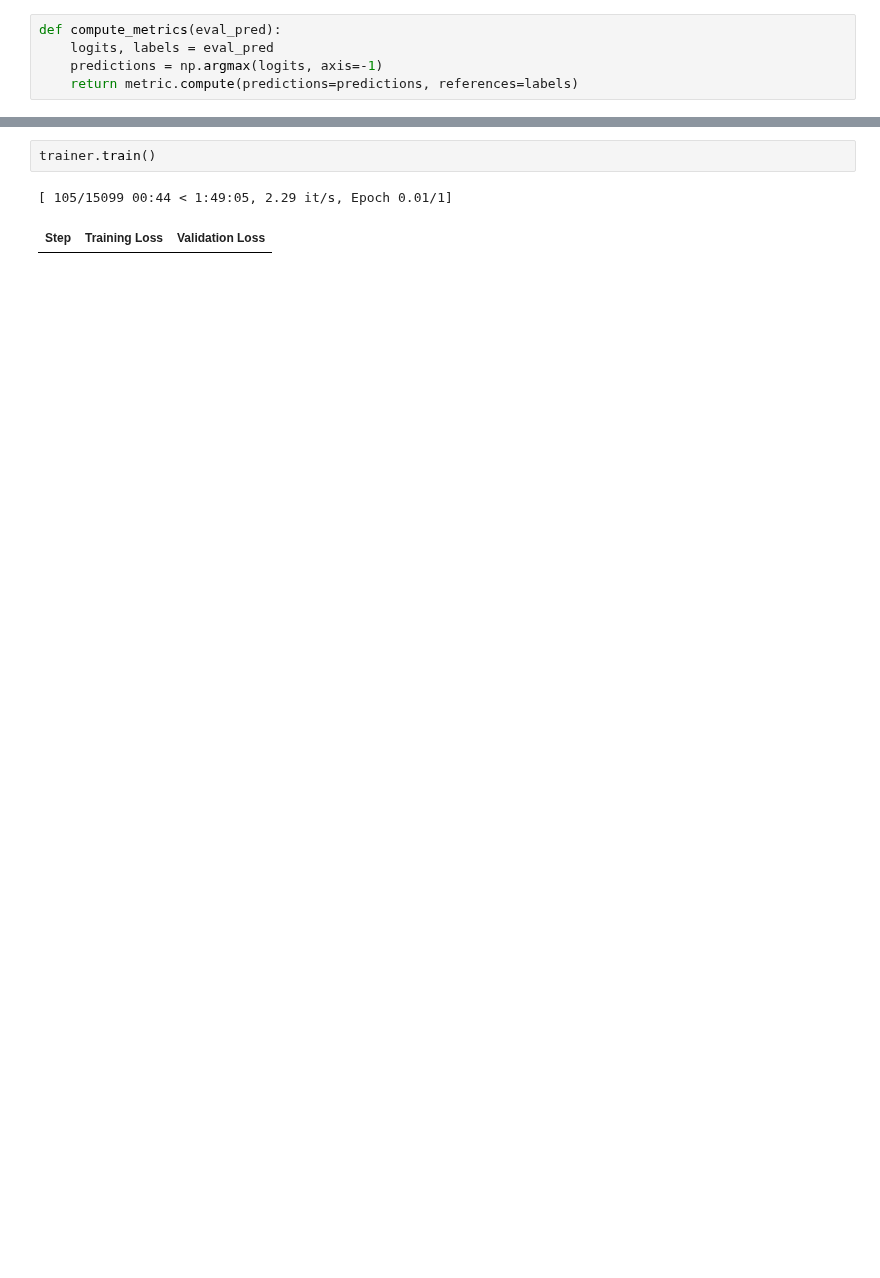
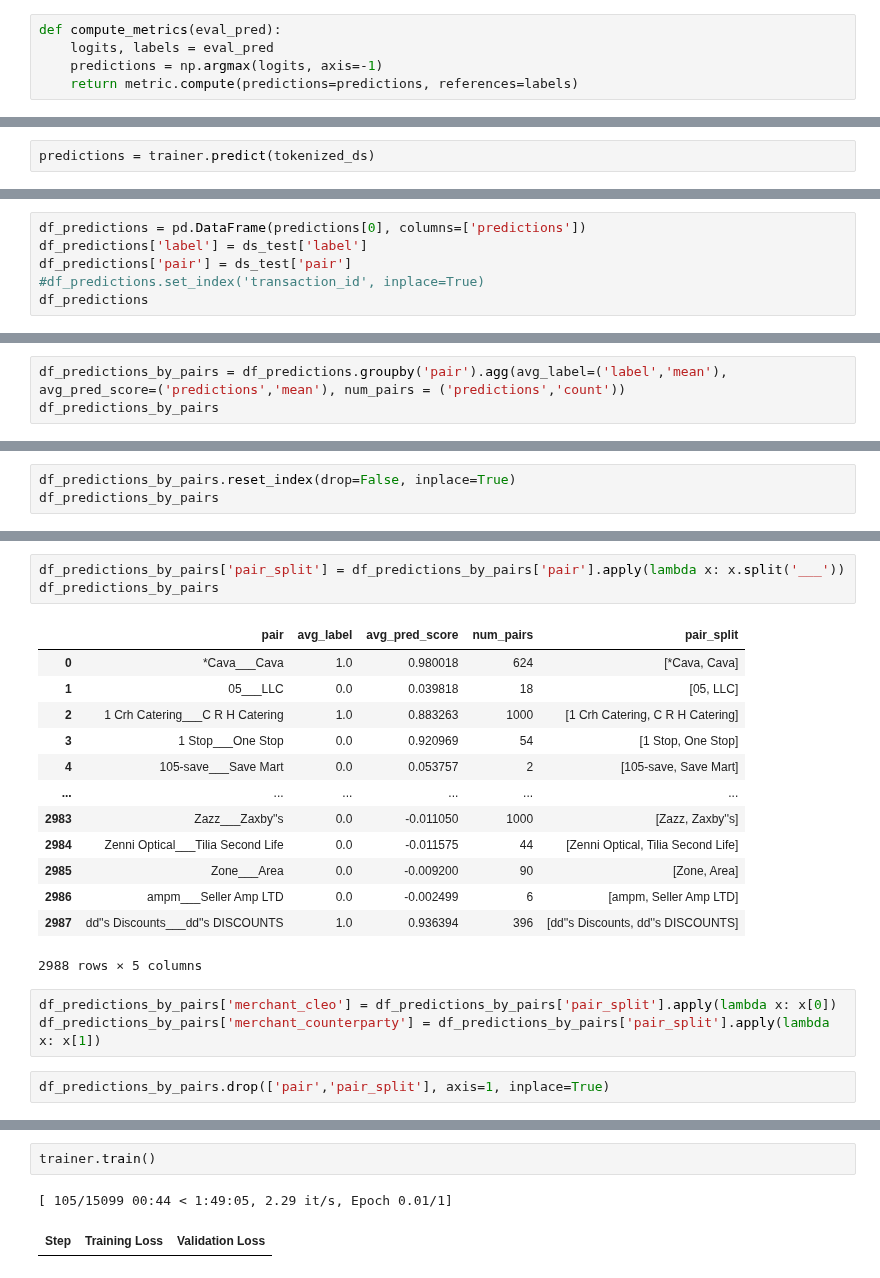
Before and after one commit to claracaste/exploration, a Jupyter notebook: MERCHANTS/xenc1_with_amoutns_evaluate.ipynb, the cells around one changed output, grey strips where cells are left out. Drawn from its saved outputs; the diff is of its cells as text; blank space fills up the shorter version.

```diff
--- a/MERCHANTS/xenc1_with_amoutns_evaluate.ipynb
+++ b/MERCHANTS/xenc1_with_amoutns_evaluate.ipynb
@@ -295,0 +307,2 @@ Detected kernel version 4.14.344, which is below the recommended minimum of 5.5.
+# %%
+predictions = trainer.predict(tokenized_ds)
@@ -295,0 +327,6 @@ Detected kernel version 4.14.344, which is below the recommended minimum of 5.5.
+# %%
+df_predictions = pd.DataFrame(predictions[0], columns=['predictions'])
+df_predictions['label'] = ds_test['label']
+df_predictions['pair'] = ds_test['pair']
+#df_predictions.set_index('transaction_id', inplace=True)
+df_predictions
@@ -295,0 +362,3 @@ Detected kernel version 4.14.344, which is below the recommended minimum of 5.5.
+# %%
+df_predictions_by_pairs = df_predictions.groupby('pair').agg(avg_label=('label','mean'), avg_pred_score=('predictions','mean'), num_pairs = ('predictions','count'))
+df_predictions_by_pairs
@@ -295,0 +380,3 @@ Detected kernel version 4.14.344, which is below the recommended minimum of 5.5.
+# %%
+df_predictions_by_pairs.reset_index(drop=False, inplace=True)
+df_predictions_by_pairs
@@ -295,0 +397,22 @@ Detected kernel version 4.14.344, which is below the recommended minimum of 5.5.
+# %%
+df_predictions_by_pairs['pair_split'] = df_predictions_by_pairs['pair'].apply(lambda x: x.split('___'))
+df_predictions_by_pairs
+# %% [output]
+|  | pair | avg_label | avg_pred_score | num_pairs | pair_split |
+| 0 | *Cava___Cava | 1.0 | 0.980018 | 624 | [*Cava, Cava] |
+| 1 | 05___LLC | 0.0 | 0.039818 | 18 | [05, LLC] |
+| 2 | 1 Crh Catering___C R H Catering | 1.0 | 0.883263 | 1000 | [1 Crh Catering, C R H Catering] |
+| 3 | 1 Stop___One Stop | 0.0 | 0.920969 | 54 | [1 Stop, One Stop] |
+| 4 | 105-save___Save Mart | 0.0 | 0.053757 | 2 | [105-save, Save Mart] |
+| ... | ... | ... | ... | ... | ... |
+| 2983 | Zazz___Zaxby''s | 0.0 | -0.011050 | 1000 | [Zazz, Zaxby''s] |
+| 2984 | Zenni Optical___Tilia Second Life | 0.0 | -0.011575 | 44 | [Zenni Optical, Tilia Second Life] |
+| 2985 | Zone___Area | 0.0 | -0.009200 | 90 | [Zone, Area] |
+| 2986 | ampm___Seller Amp LTD | 0.0 | -0.002499 | 6 | [ampm, Seller Amp LTD] |
+| 2987 | dd''s Discounts___dd''s DISCOUNTS | 1.0 | 0.936394 | 396 | [dd''s Discounts, dd''s DISCOUNTS] |
+2988 rows × 5 columns
+# %%
+df_predictions_by_pairs['merchant_cleo'] = df_predictions_by_pairs['pair_split'].apply(lambda x: x[0])
+df_predictions_by_pairs['merchant_counterparty'] = df_predictions_by_pairs['pair_split'].apply(lambda x: x[1])
+# %%
+df_predictions_by_pairs.drop(['pair','pair_split'], axis=1, inplace=True)
```
Also changed, not shown: parts of 50 cells of this notebook, 2 other files.
